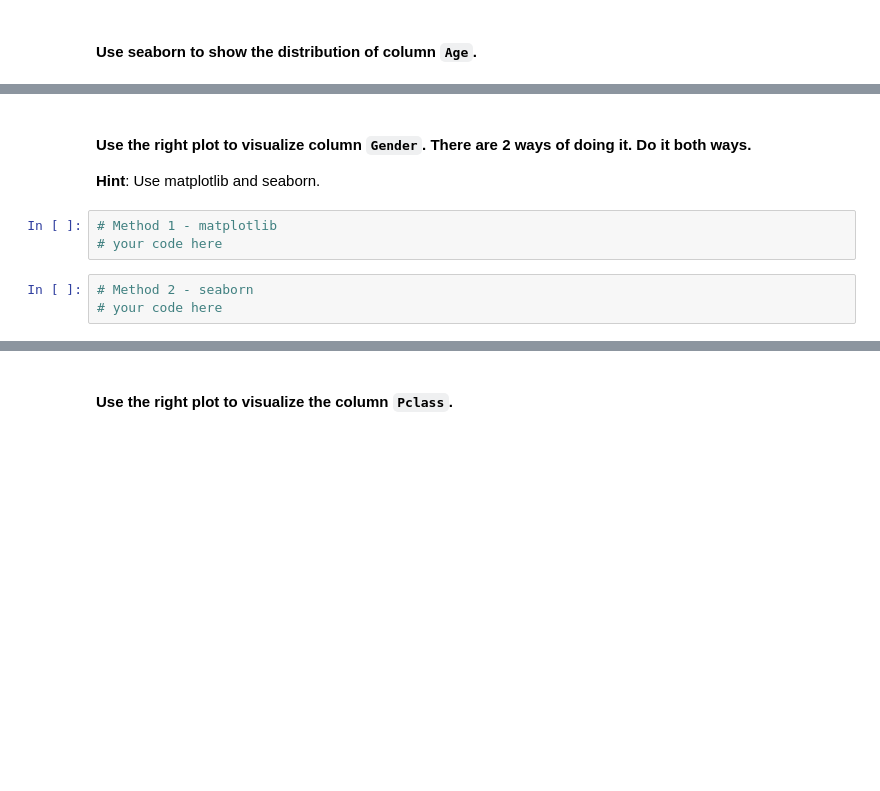
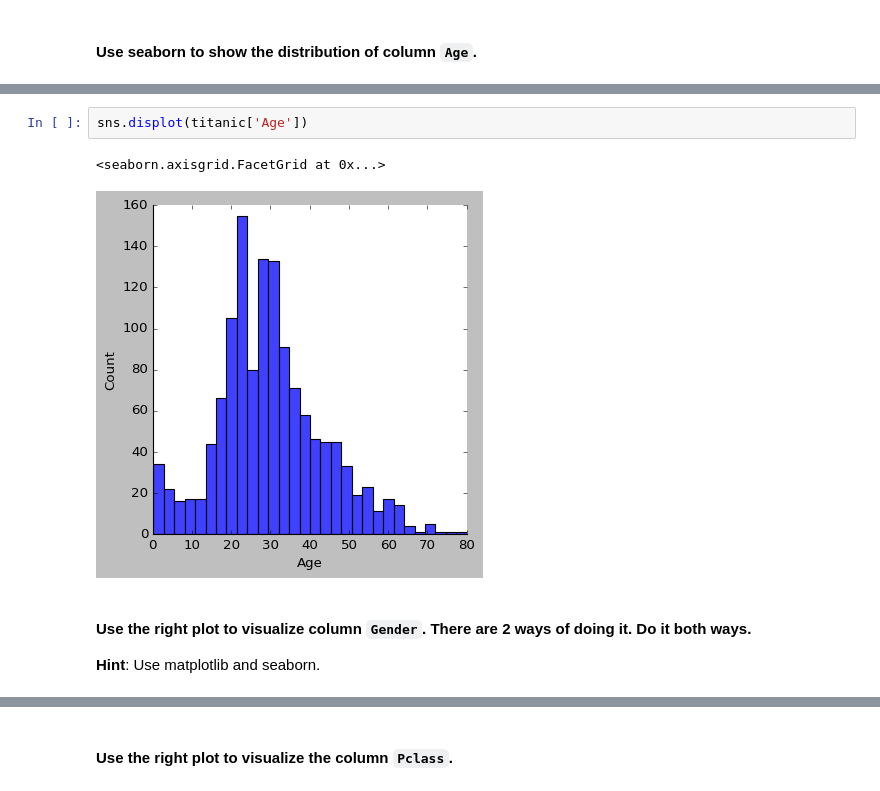
Before and after one commit to GonzaloGmv/lab_matplotlib_seaborn, a Jupyter notebook: Lab Matplotlib & Seaborn.ipynb, the cells around one changed output, grey strips where cells are left out. Cells and saved outputs as stored; diff of their text form; blank space fills up the shorter version.

```diff
--- a/Lab Matplotlib & Seaborn.ipynb
+++ b/Lab Matplotlib & Seaborn.ipynb
@@ -104,9 +146,8 @@ your comments here
+# %%
+sns.displot(titanic['Age'])
+# %% [output]
+<seaborn.axisgrid.FacetGrid at 0x...>
+[figure, added]
 # %% [markdown]
 #### Use the right plot to visualize column `Gender`. There are 2 ways of doing it. Do it both ways.
 **Hint**: Use matplotlib and seaborn.
-# %%
-# Method 1 - matplotlib
-# your code here
-# %%
-# Method 2 - seaborn
-# your code here
```
Also changed, not shown: parts of 24 cells of this notebook, 5 other files.
